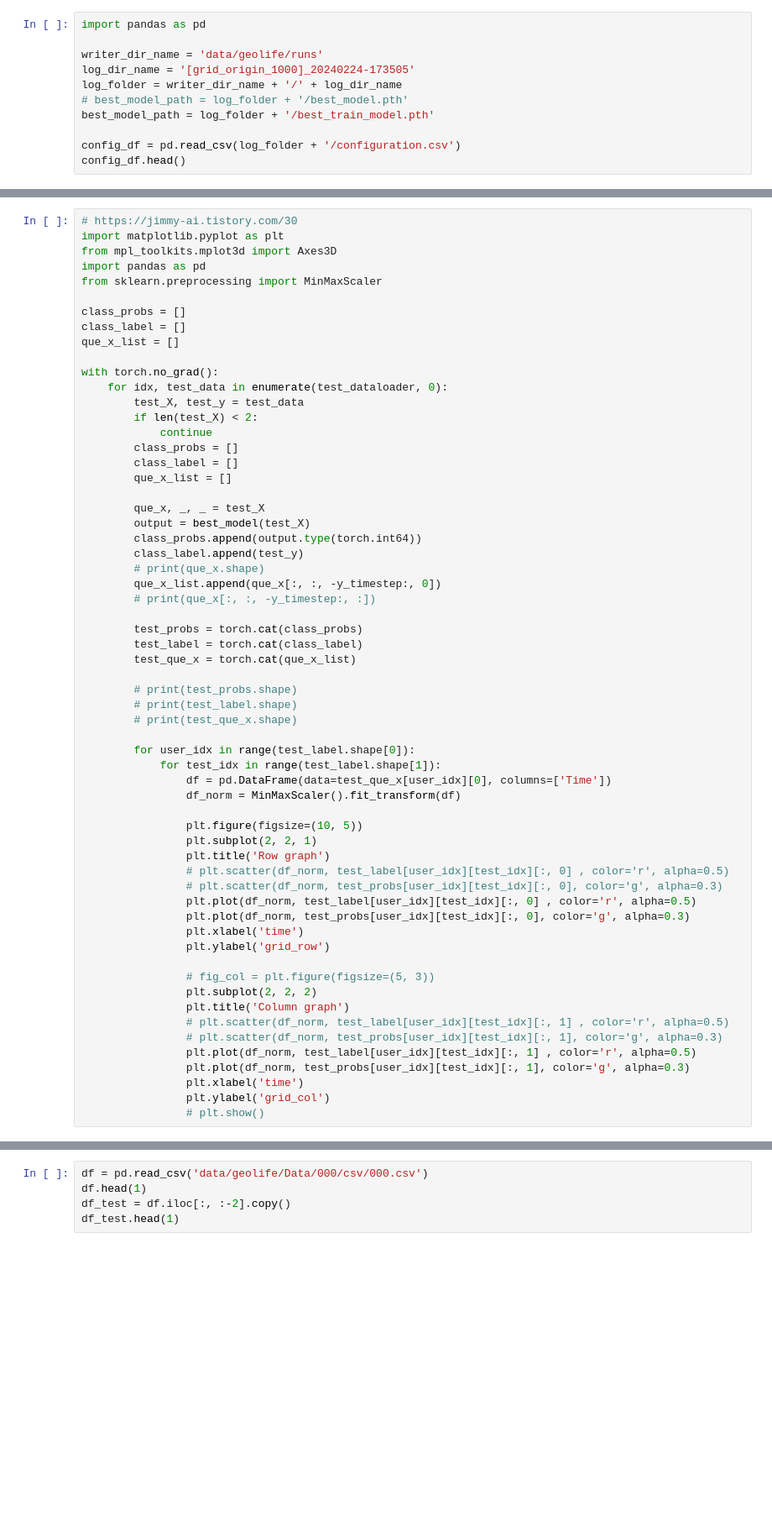
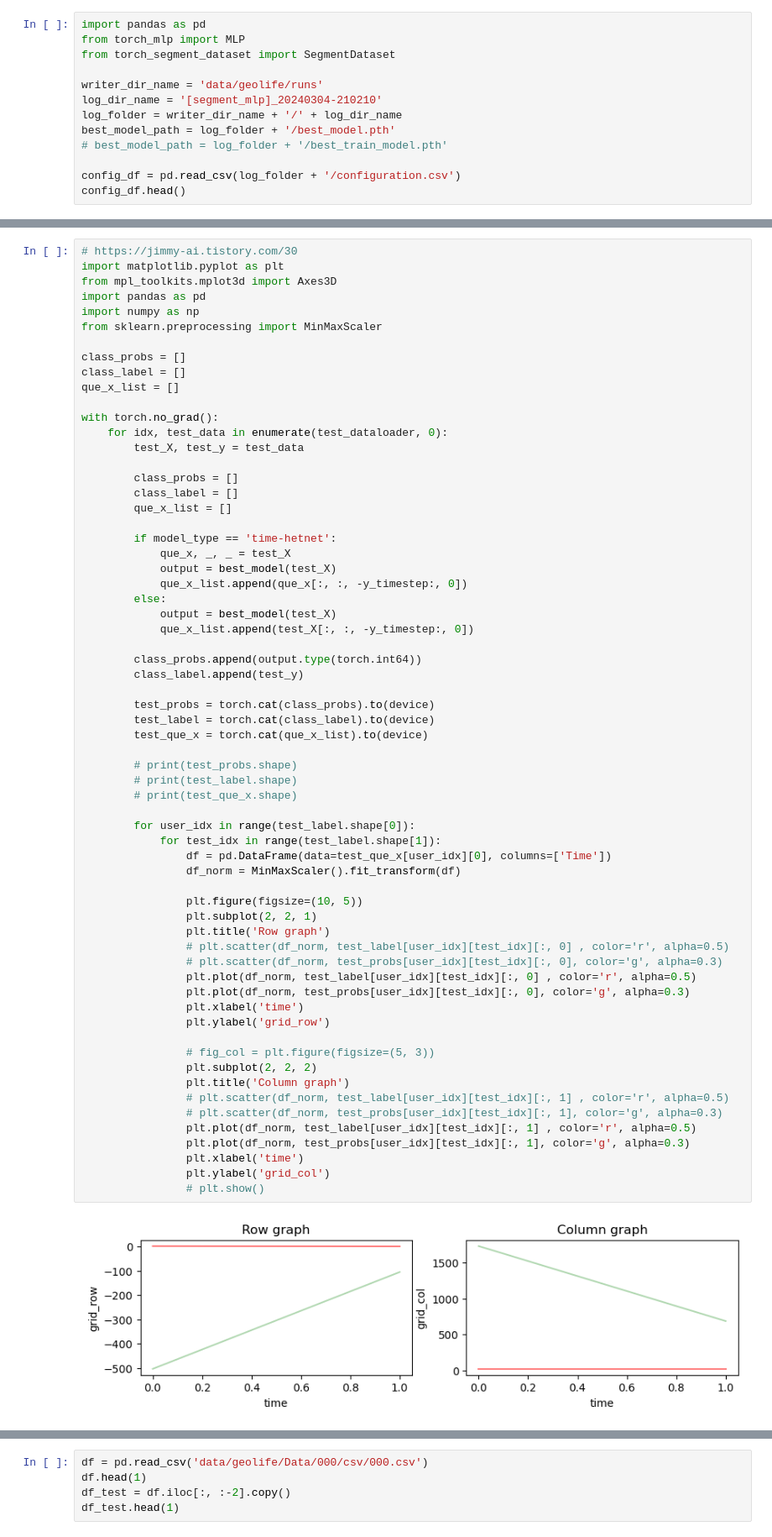
Before and after one commit to shkoma/geolife_timehetnet, a Jupyter notebook: test.ipynb, the cells around one changed output, grey strips where cells are left out. Shown at 84% size. Drawn from its saved outputs; the diff is of its cells as text; blank space fills up the shorter version.

Commit message:
modify mlp,  time-hetnet and  draw the outputs

```diff
--- a/test.ipynb
+++ b/test.ipynb
@@ -89,11 +71,13 @@ loss: 5854.198937712711
 # %%
 import pandas as pd
+from torch_mlp import MLP
+from torch_segment_dataset import SegmentDataset
 
 writer_dir_name = 'data/geolife/runs'
-log_dir_name = '[grid_origin_1000]_20240224-173505'
+log_dir_name = '[segment_mlp]_20240304-210210'
 log_folder = writer_dir_name + '/' + log_dir_name
-# best_model_path = log_folder + '/best_model.pth'
-best_model_path = log_folder + '/best_train_model.pth'
+best_model_path = log_folder + '/best_model.pth'
+# best_model_path = log_folder + '/best_train_model.pth'
 
 config_df = pd.read_csv(log_folder + '/configuration.csv')
 config_df.head()
@@ -190,6 +214,7 @@ best_model.load_state_dict(torch.load(best_model_path))
 import matplotlib.pyplot as plt
 from mpl_toolkits.mplot3d import Axes3D
 import pandas as pd
+import numpy as np
 from sklearn.preprocessing import MinMaxScaler
 
 class_probs = []
@@ -199,50 +224,54 @@ que_x_list = []
 with torch.no_grad():
     for idx, test_data in enumerate(test_dataloader, 0):
         test_X, test_y = test_data
-        if len(test_X) < 2:
-            continue
+
         class_probs = []
         class_label = []
         que_x_list = []
 
-        que_x, _, _ = test_X
-        output = best_model(test_X)
+        if model_type == 'time-hetnet':
+            que_x, _, _ = test_X
+            output = best_model(test_X)
+            que_x_list.append(que_x[:, :, -y_timestep:, 0])
+        else:
+            output = best_model(test_X)
+            que_x_list.append(test_X[:, :, -y_timestep:, 0])
+
         class_probs.append(output.type(torch.int64))
         class_label.append(test_y)
-        # print(que_x.shape)
-        que_x_list.append(que_x[:, :, -y_timestep:, 0])
-        # print(que_x[:, :, -y_timestep:, :])
 
-        test_probs = torch.cat(class_probs)
-        test_label = torch.cat(class_label)
-        test_que_x = torch.cat(que_x_list)
+        test_probs = torch.cat(class_probs).to(device)
+        test_label = torch.cat(class_label).to(device)
+        test_que_x = torch.cat(que_x_list).to(device)
 
         # print(test_probs.shape)
         # print(test_label.shape)
         # print(test_que_x.shape)
 
         for user_idx in range(test_label.shape[0]):
             for test_idx in range(test_label.shape[1]):
                 df = pd.DataFrame(data=test_que_x[user_idx][0], columns=['Time'])
                 df_norm = MinMaxScaler().fit_transform(df)
 
                 plt.figure(figsize=(10, 5))
                 plt.subplot(2, 2, 1)
                 plt.title('Row graph')
                 # plt.scatter(df_norm, test_label[user_idx][test_idx][:, 0] , color='r', alpha=0.5)
                 # plt.scatter(df_norm, test_probs[user_idx][test_idx][:, 0], color='g', alpha=0.3)
                 plt.plot(df_norm, test_label[user_idx][test_idx][:, 0] , color='r', alpha=0.5)
                 plt.plot(df_norm, test_probs[user_idx][test_idx][:, 0], color='g', alpha=0.3)
                 plt.xlabel('time')
                 plt.ylabel('grid_row')
 
                 # fig_col = plt.figure(figsize=(5, 3))
                 plt.subplot(2, 2, 2)
                 plt.title('Column graph')
                 # plt.scatter(df_norm, test_label[user_idx][test_idx][:, 1] , color='r', alpha=0.5)
                 # plt.scatter(df_norm, test_probs[user_idx][test_idx][:, 1], color='g', alpha=0.3)
                 plt.plot(df_norm, test_label[user_idx][test_idx][:, 1] , color='r', alpha=0.5)
                 plt.plot(df_norm, test_probs[user_idx][test_idx][:, 1], color='g', alpha=0.3)
                 plt.xlabel('time')
                 plt.ylabel('grid_col')
                 # plt.show()
+# %% [output]
+[figure, added]
```
Also changed, not shown: parts of 5 cells of this notebook, 3 other files.
